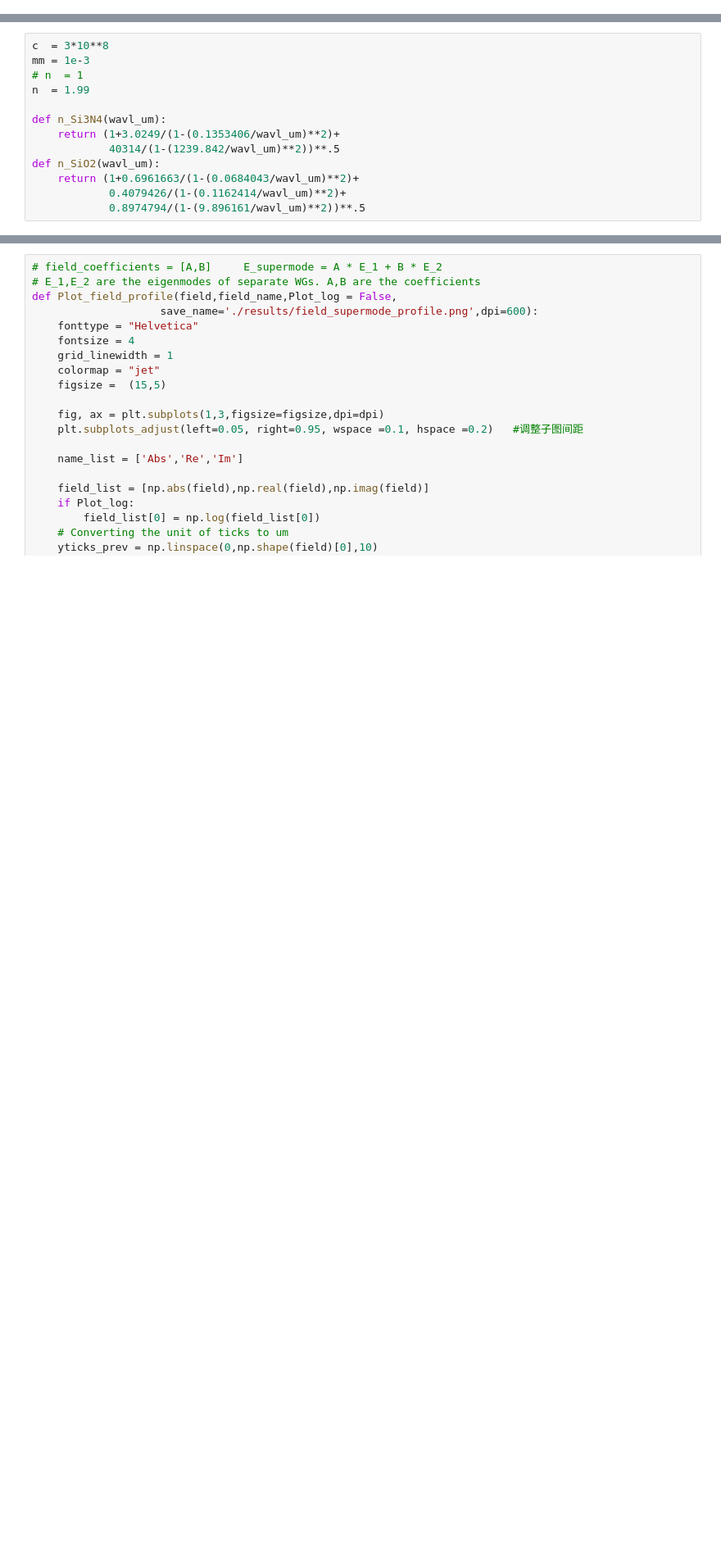
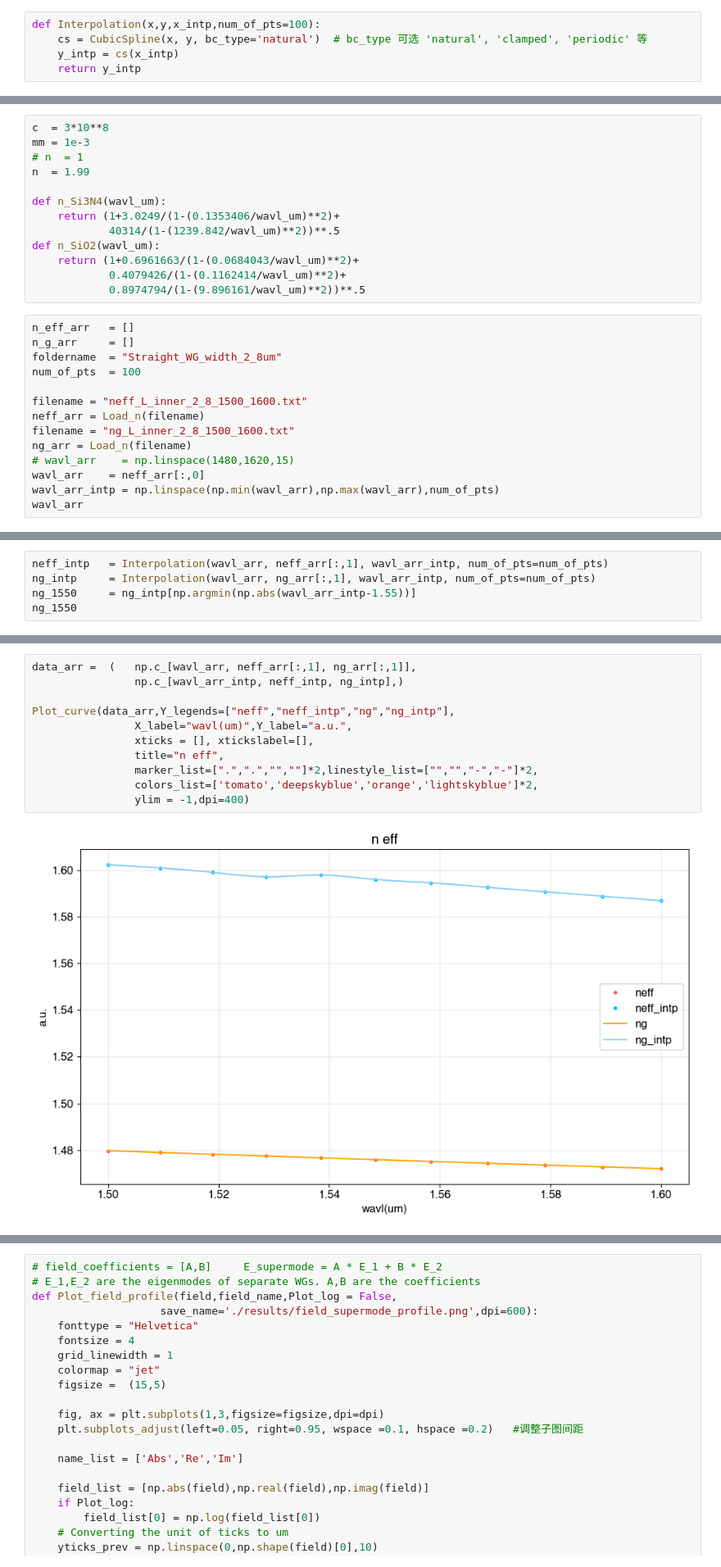
Before and after one commit to Harryxwh/SiNDispersionEngineering, a Jupyter notebook: 2D parallel rings.ipynb, the cells around one changed output, grey strips where cells are left out. Shown at 82% size. Saved outputs shown, nothing was run; the diff lists cells and outputs as text; blank space fills up the shorter version.

```diff
--- a/2D parallel rings.ipynb
+++ b/2D parallel rings.ipynb
@@ -49 +81,6 @@ def lcm(a, b):
+# %%
+def Interpolation(x,y,x_intp,num_of_pts=100):
+    cs = CubicSpline(x, y, bc_type='natural')  # bc_type 可选 'natural', 'clamped', 'periodic' 等
+    y_intp = cs(x_intp)
+    return y_intp
 # %%
@@ -70,3 +107,17 @@ def n_SiO2(wavl_um):
     return (1+0.6961663/(1-(0.0684043/wavl_um)**2)+
             0.4079426/(1-(0.1162414/wavl_um)**2)+
             0.8974794/(1-(9.896161/wavl_um)**2))**.5
+# %%
+n_eff_arr   = []
+n_g_arr     = []
+foldername  = "Straight_WG_width_2_8um"
+num_of_pts  = 100
+
+filename = "neff_L_inner_2_8_1500_1600.txt"
+neff_arr = Load_n(filename)
+filename = "ng_L_inner_2_8_1500_1600.txt"
+ng_arr = Load_n(filename)
+# wavl_arr    = np.linspace(1480,1620,15)
+wavl_arr    = neff_arr[:,0]
+wavl_arr_intp = np.linspace(np.min(wavl_arr),np.max(wavl_arr),num_of_pts)
+wavl_arr
@@ -72,0 +127,5 @@ def n_SiO2(wavl_um):
+# %%
+neff_intp   = Interpolation(wavl_arr, neff_arr[:,1], wavl_arr_intp, num_of_pts=num_of_pts)
+ng_intp     = Interpolation(wavl_arr, ng_arr[:,1], wavl_arr_intp, num_of_pts=num_of_pts)
+ng_1550     = ng_intp[np.argmin(np.abs(wavl_arr_intp-1.55))]
+ng_1550
@@ -73 +134,14 @@ def n_SiO2(wavl_um):
+# %%
+data_arr =  (   np.c_[wavl_arr, neff_arr[:,1], ng_arr[:,1]],
+                np.c_[wavl_arr_intp, neff_intp, ng_intp],)
+
+Plot_curve(data_arr,Y_legends=["neff","neff_intp","ng","ng_intp"],
+                X_label="wavl(um)",Y_label="a.u.",
+                xticks = [], xtickslabel=[],
+                title="n eff",
+                marker_list=[".",".","",""]*2,linestyle_list=["","","-","-"]*2,
+                colors_list=['tomato','deepskyblue','orange','lightskyblue']*2,
+                ylim = -1,dpi=400)
+# %% [output]
+[figure, added]
 # %%
```
Also changed, not shown: parts of 21 cells of this notebook, 34 other files.
